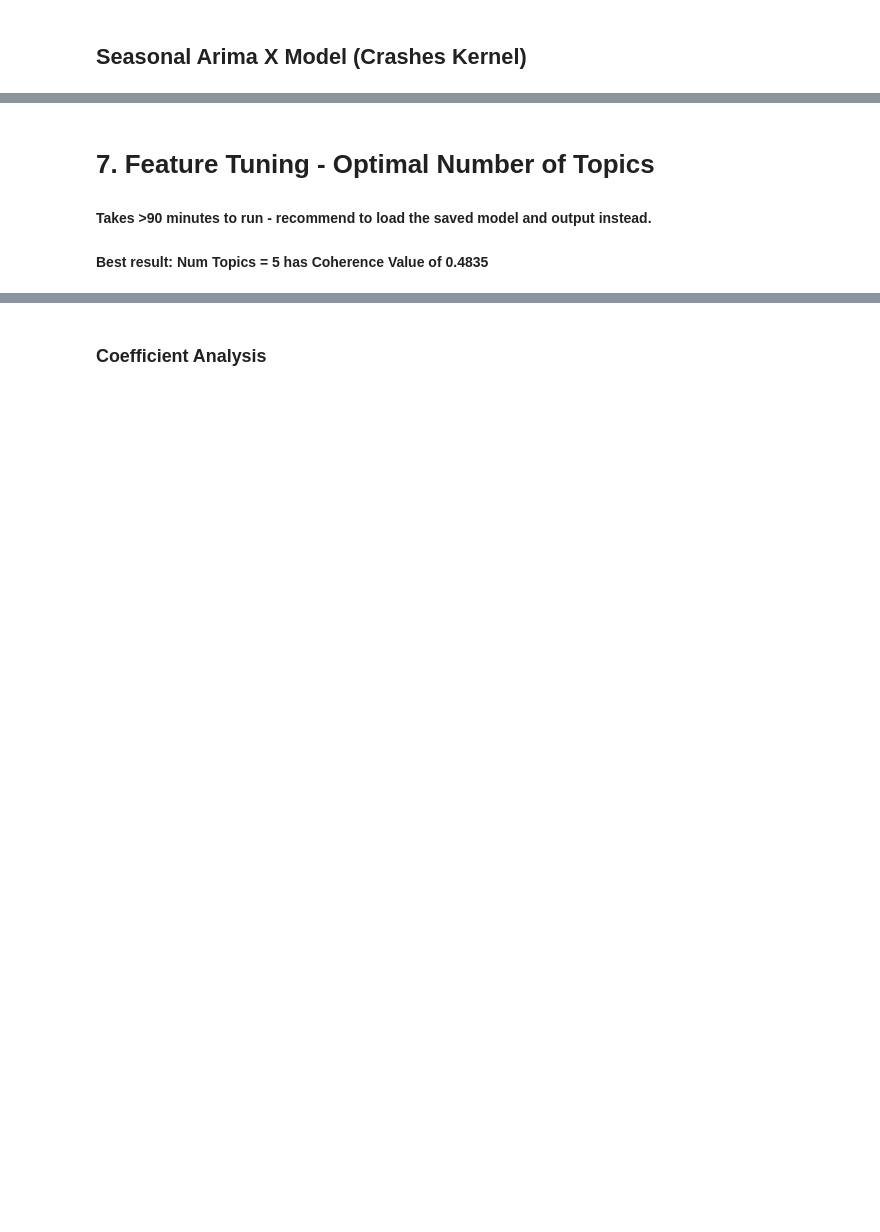
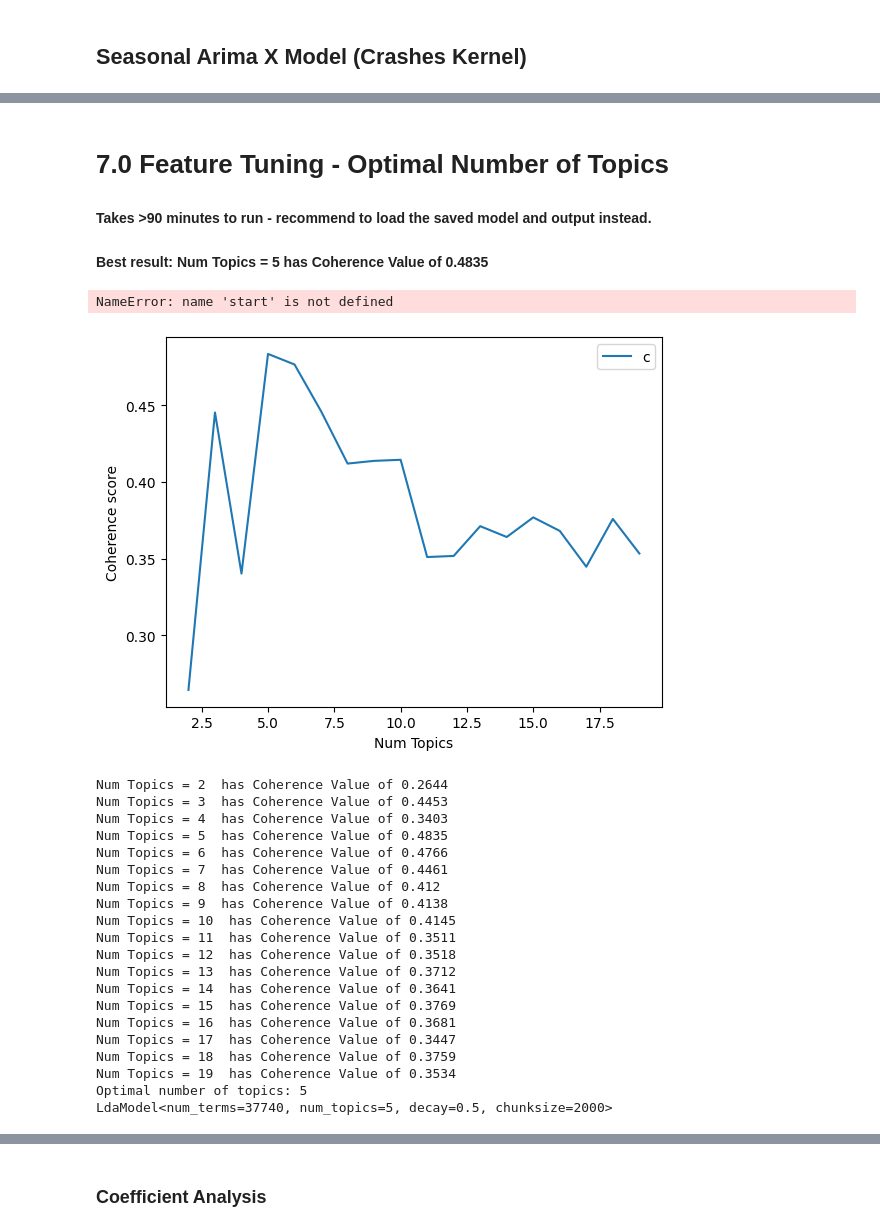
Before and after one commit to weijiesim/qf209-nlp-project, a Jupyter notebook: qf209_nlp_project.ipynb, the cells around one changed output, grey strips where cells are left out. Drawn from its saved outputs; the diff is of its cells as text; code cells hidden in the pictures; blank space fills up the shorter version.

```diff
--- a/qf209_nlp_project.ipynb
+++ b/qf209_nlp_project.ipynb
@@ -324,7 +617,7 @@ id2word = corpora.Dictionary(ml_df['tokens'])
 # Term Document Frequency (Corpus)
 corpus = [id2word.doc2bow(text) for text in ml_df['tokens']]
 
-lda_model = LdaModel(corpus=corpus, id2word=id2word, num_topics=10, random_state=42, passes=20)
+lda_model = LdaModel(corpus=corpus, id2word=id2word, num_topics=5, random_state=42, passes=20)
 # %%
 # Inspect Topics
 for idx, topic in lda_model.print_topics(-1):
@@ -719,5 +1095,5 @@ plt.show()
 # %% [markdown]
-# 7. Feature Tuning - Optimal Number of Topics
+# 7.0 Feature Tuning - Optimal Number of Topics
 #### Takes >90 minutes to run - recommend to load the saved model and output instead.
 #### Best result: Num Topics = 5  has Coherence Value of 0.4835
 # %%
@@ -744,8 +1120,7 @@ if REFRESH :
 
     # Show graph
     import matplotlib.pyplot as plt
-
-    x = range(start, limit, step)
+    x = range(2, 20, 1)
     plt.plot(x, coherence_values)
     plt.xlabel("Num Topics")
     plt.ylabel("Coherence score")
@@ -780,6 +1155,66 @@ else :
     # Load the information of the best model
     best_lda_model = load_pkl_file('cache/nlp_models/best_lda_model.pkl')
     print(best_model)
+# %% [output]
+NameError: name 'start' is not defined
+# %%
+x = range(2, 20, 1)
+plt.plot(x, coherence_values)
+plt.xlabel("Num Topics")
+plt.ylabel("Coherence score")
+plt.legend(("coherence_values"), loc='best')
+plt.show()
+
+# Print the coherence scores
+for m, cv in zip(x, coherence_values):
+    print("Num Topics =", m, " has Coherence Value of", round(cv, 4))
+
+# Select the model with the highest coherence and print the topics
+best_topic_num = x[coherence_values.index(max(coherence_values))]
+best_model = model_list[coherence_values.index(max(coherence_values))]
+print(f'Optimal number of topics: {best_topic_num}')
+
+# Save the list of LDA models
+save_pkl_file(model_list, 'cache/nlp_models/lda_model_list.pkl')
+# Save the coherence values
+save_pkl_file(coherence_values, 'cache/nlp_models/coherence_values.pkl')
+
+# Save the best LDA model
+best_model_index = coherence_values.index(max(coherence_values))
+best_model = model_list[best_model_index]
+save_pkl_file(best_model, 'cache/nlp_models/best_lda_model.pkl')
+
+# Load the list of LDA models
+model_list = load_pkl_file('cache/nlp_models/lda_model_list.pkl')
+
+# Load the coherence values
+coherence_values = load_pkl_file('cache/nlp_models/coherence_values.pkl')
+
+# Load the information of the best model
+best_lda_model = load_pkl_file('cache/nlp_models/best_lda_model.pkl')
+print(best_model)
+# %% [output]
+[figure, added]
+Num Topics = 2  has Coherence Value of 0.2644
+Num Topics = 3  has Coherence Value of 0.4453
+Num Topics = 4  has Coherence Value of 0.3403
+Num Topics = 5  has Coherence Value of 0.4835
+Num Topics = 6  has Coherence Value of 0.4766
+Num Topics = 7  has Coherence Value of 0.4461
+Num Topics = 8  has Coherence Value of 0.412
+Num Topics = 9  has Coherence Value of 0.4138
+Num Topics = 10  has Coherence Value of 0.4145
+Num Topics = 11  has Coherence Value of 0.3511
+Num Topics = 12  has Coherence Value of 0.3518
+Num Topics = 13  has Coherence Value of 0.3712
+Num Topics = 14  has Coherence Value of 0.3641
+Num Topics = 15  has Coherence Value of 0.3769
+Num Topics = 16  has Coherence Value of 0.3681
+Num Topics = 17  has Coherence Value of 0.3447
+Num Topics = 18  has Coherence Value of 0.3759
+Num Topics = 19  has Coherence Value of 0.3534
+Optimal number of topics: 5
+LdaModel<num_terms=37740, num_topics=5, decay=0.5, chunksize=2000>
 # %%
 # Inspect Topics
 for idx, topic in best_lda_model.print_topics(-1):
```
Also changed, not shown: parts of 100 cells of this notebook, 19 other files.
